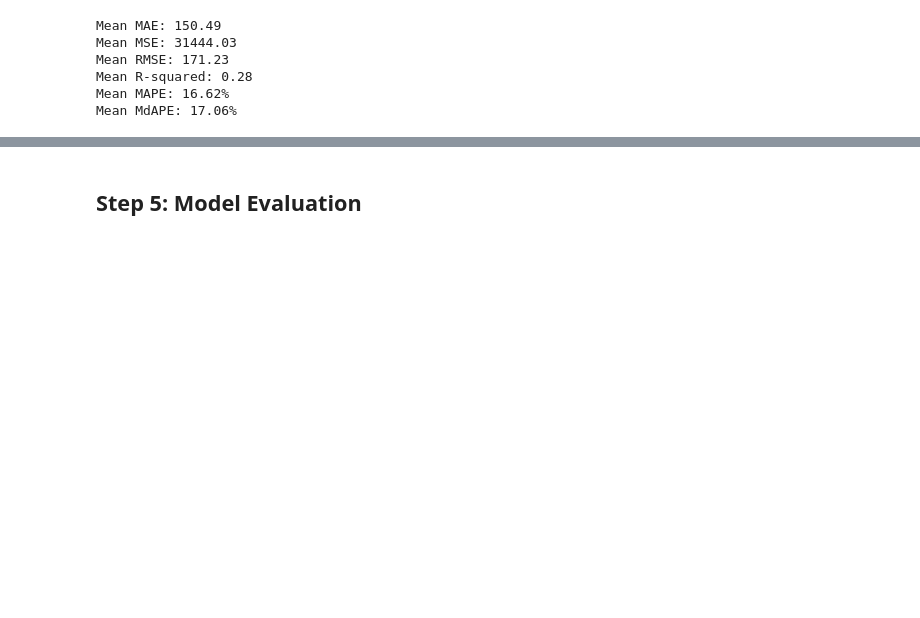
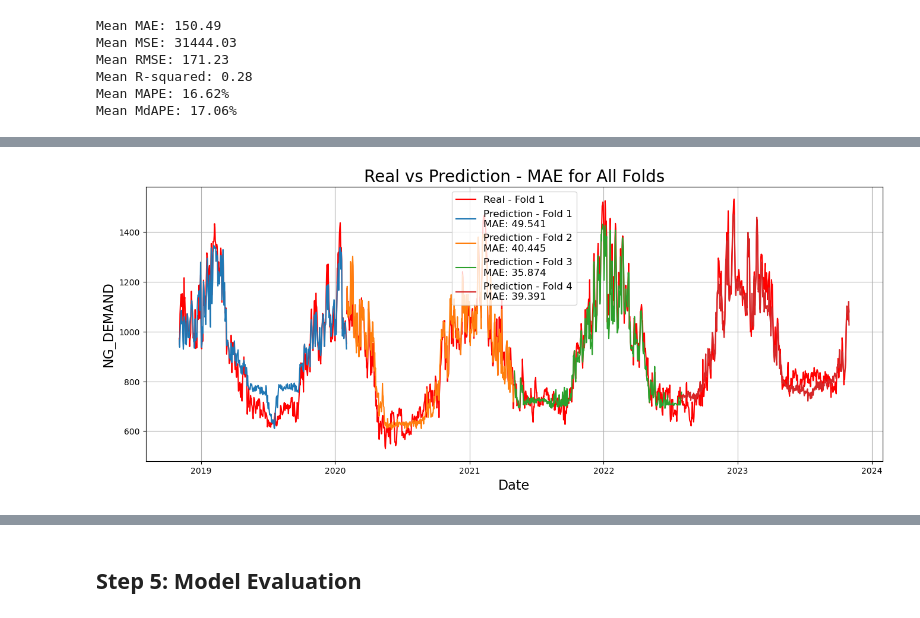
Before and after one commit to Nathan-13/Capstone-Project_Forecasting-Natural-Gas-Demand, a Jupyter notebook: Notebooks/model_building.ipynb, the cells around one changed output, grey strips where cells are left out. Drawn from its saved outputs; the diff is of its cells as text; code cells hidden in the pictures; blank space fills up the shorter version.

```diff
--- a/Notebooks/model_building.ipynb
+++ b/Notebooks/model_building.ipynb
@@ -738,0 +1190,86 @@ Mean MdAPE: 17.06%
+# %%
+def train_time_series_with_folds_autoreg_prophet_features(df, initials=1825, period=456, horizon=456, lags=[1, 2, 3, 4, 5]):
+    # Create a dataframe containing all the new features created with Prophet
+    new_prophet_features = prophet_features(df, horizon=horizon)
+
+    # Check if 'level_0' already exists before resetting the index
+    if 'level_0' not in df.columns:
+        df.reset_index(inplace=True)
+
+    # Convert 'DATE' column to datetime
+    df['DATE'] = pd.to_datetime(df['DATE'])
+
+    # Merge the Prophet features dataframe with our initial dataframe
+    df = pd.merge(df, new_prophet_features, left_on=['DATE'], right_on=['ds'], how='inner')
+    df.drop(['ds'], axis=1, inplace=True)  # Drop unnecessary columns
+    df.set_index('DATE', inplace=True)
+
+    # Use Prophet predictions to create some lag variables (yhat column)
+    for lag in lags:
+        df[f'yhat_lag_{lag}'] = df['yhat'].shift(lag)
+    df.dropna(axis=0, how='any', inplace=True)  # Drop rows with NaN values
+
+    # Define the LightGBM model
+    model = LGBMRegressor(random_state=42)
+
+    # Set up time series cross-validation with specified 4 folds
+    tscv = TimeSeriesSplit(n_splits=4, max_train_size=initials, test_size=horizon, gap=0)
+
+    # Lists to store evaluation metrics for each fold
+    mae_scores, mse_scores, rmse_scores, r2_scores = [], [], [], []
+
+    plt.figure(figsize=(16, 6))
+    plt.title('Real vs Prediction - MAE for All Folds', fontsize=20)
+
+    for i, (train_index, test_index) in enumerate(tscv.split(df)):
+        X_train, X_test = df.iloc[train_index].drop('NG_DEMAND', axis=1), df.iloc[test_index].drop('NG_DEMAND', axis=1)
+        y_train, y_test = df.iloc[train_index]['NG_DEMAND'], df.iloc[test_index]['NG_DEMAND']
+
+        # Train the model
+        model.fit(X_train, y_train)
+
+        # Make predictions
+        predictions = model.predict(X_test)
+
+        # Evaluate performance metrics
+        mae = mean_absolute_error(y_test, predictions)
+        mse = mean_squared_error(y_test, predictions)
+        rmse = np.sqrt(mse)
+        r2 = r2_score(y_test, predictions)
+
+        # Plot the real vs prediction for each fold
+        plt.plot(df.index[test_index], y_test.values, color='red', label='Real - Fold {}'.format(i+1) if i == 0 else '')
+        plt.plot(df.index[test_index], predictions, label=f'Prediction - Fold {i+1}\nMAE: {mae:.3f}')
+
+        # Store metrics for later
+        mae_scores.append(mae)
+        mse_scores.append(mse)
+        rmse_scores.append(rmse)
+        r2_scores.append(r2)
+        mape_scores.append(mape)
+        mdape_scores.append(mdape)
+
+    plt.xlabel('Date', fontsize=16)
+    plt.ylabel('NG_DEMAND', fontsize=16)
+    plt.legend(fontsize=12)
+    plt.grid()
+    plt.show()
+
+    # Calculate average performance metrics
+    avg_mae = np.mean(mae_scores)
+    avg_mse = np.mean(mse_scores)
+    avg_rmse = np.mean(rmse_scores)
+    avg_r2 = np.mean(r2_scores)
+    avg_mape = np.mean(mape_scores)
+    avg_mdape = np.mean(mdape_scores)
+
+    print(f'Average MAE: {avg_mae:.3f}')
+    print(f'Average MSE: {avg_mse:.3f}')
+    print(f'Average RMSE: {avg_rmse:.3f}')
+    print(f'Average R-squared: {avg_r2:.3f}')
+    print(f'Average MAPE: {avg_mape:.3f}%')
+    print(f'Average MdAPE: {avg_mdape:.3f}%')
+
+# Example usage with the provided dataset
+train_time_series_with_folds_autoreg_prophet_features(merged_df)
+# %% [output]
@@ -738,0 +1298 @@ Mean MdAPE: 17.06%
+[figure, added]
```
Also changed, not shown: parts of 12 cells of this notebook.
